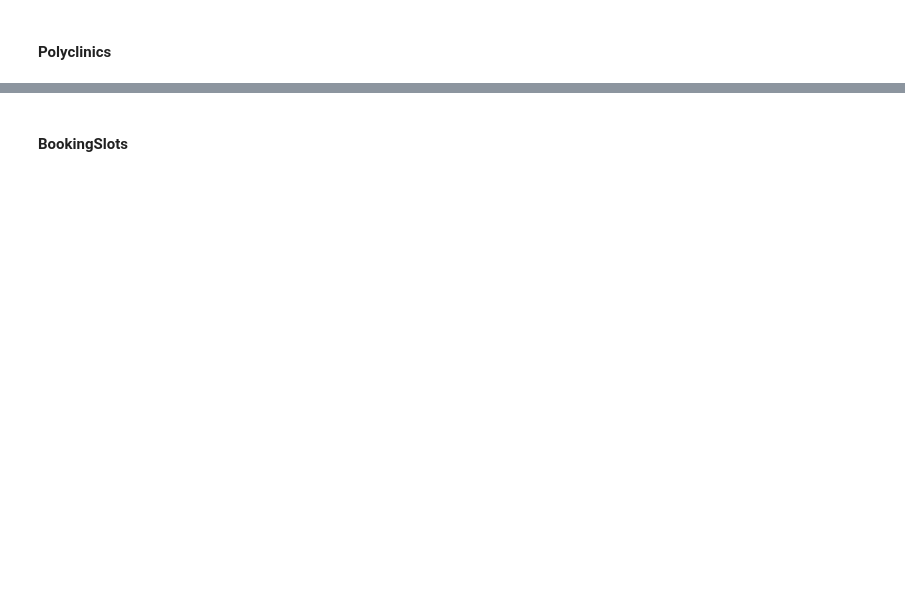
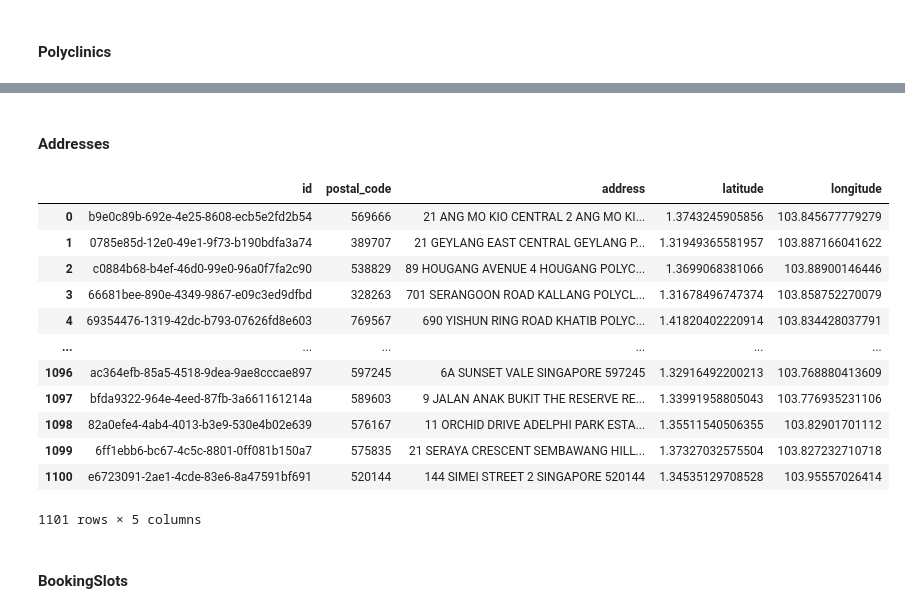
Before and after one commit to 0Upjh80d/agents, a Jupyter notebook: notebooks/query_database.ipynb, the cells around one changed output, grey strips where cells are left out. Drawn from its saved outputs; the diff is of its cells as text; code cells hidden in the pictures; blank space fills up the shorter version.

Commit message:
feat: update dummy database with improved schema and more data rows (#30)
Co-authored-by: Wilsven Leong <wilsven_leong96@hotmail.co.uk>

```diff
--- a/notebooks/query_database.ipynb
+++ b/notebooks/query_database.ipynb
@@ -146,3 +185,26 @@ display(polyclinic_df)
+# %% [markdown]
+#### Addresses
+# %%
+# Query the Vaccines table
+query = "SELECT * FROM Addresses"
+# Execute the query and load results into a DataFrame
+addresses_df = pd.read_sql(query, conn)
+# Display the results
+display(addresses_df)
+# %% [output]
+|  | id | postal_code | address | latitude | longitude |
+| 0 | b9e0c89b-692e-4e25-8608-ecb5e2fd2b54 | 569666 | 21 ANG MO KIO CENTRAL 2 ANG MO KI... | 1.3743245905856 | 103.845677779279 |
+| 1 | 0785e85d-12e0-49e1-9f73-b190bdfa3a74 | 389707 | 21 GEYLANG EAST CENTRAL GEYLANG P... | 1.31949365581957 | 103.887166041622 |
+| 2 | c0884b68-b4ef-46d0-99e0-96a0f7fa2c90 | 538829 | 89 HOUGANG AVENUE 4 HOUGANG POLYC... | 1.3699068381066 | 103.88900146446 |
+| 3 | 66681bee-890e-4349-9867-e09c3ed9dfbd | 328263 | 701 SERANGOON ROAD KALLANG POLYCL... | 1.31678496747374 | 103.858752270079 |
+| 4 | 69354476-1319-42dc-b793-07626fd8e603 | 769567 | 690 YISHUN RING ROAD KHATIB POLYC... | 1.41820402220914 | 103.834428037791 |
+| ... | ... | ... | ... | ... | ... |
+| 1096 | ac364efb-85a5-4518-9dea-9ae8cccae897 | 597245 | 6A SUNSET VALE SINGAPORE 597245 | 1.32916492200213 | 103.768880413609 |
+| 1097 | bfda9322-964e-4eed-87fb-3a661161214a | 589603 | 9 JALAN ANAK BUKIT THE RESERVE RE... | 1.33991958805043 | 103.776935231106 |
+| 1098 | 82a0efe4-4ab4-4013-b3e9-530e4b02e639 | 576167 | 11 ORCHID DRIVE ADELPHI PARK ESTA... | 1.35511540506355 | 103.82901701112 |
+| 1099 | 6ff1ebb6-bc67-4c5c-8801-0ff081b150a7 | 575835 | 21 SERAYA CRESCENT SEMBAWANG HILL... | 1.37327032575504 | 103.827232710718 |
+| 1100 | e6723091-2ae1-4cde-83e6-8a47591bf691 | 520144 | 144 SIMEI STREET 2 SINGAPORE 520144 | 1.34535129708528 | 103.95557026414 |
+1101 rows × 5 columns
 # %% [markdown]
 #### BookingSlots
 # %%
```
Also changed, not shown: parts of 15 cells of this notebook, 3 other files.
